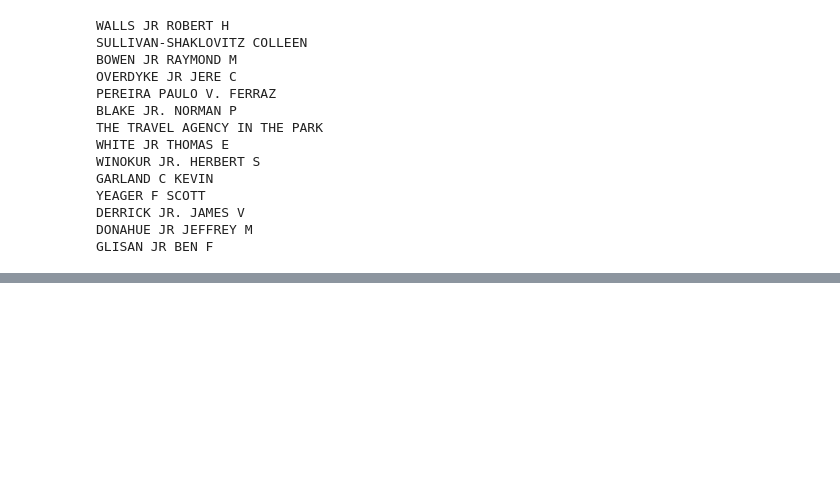
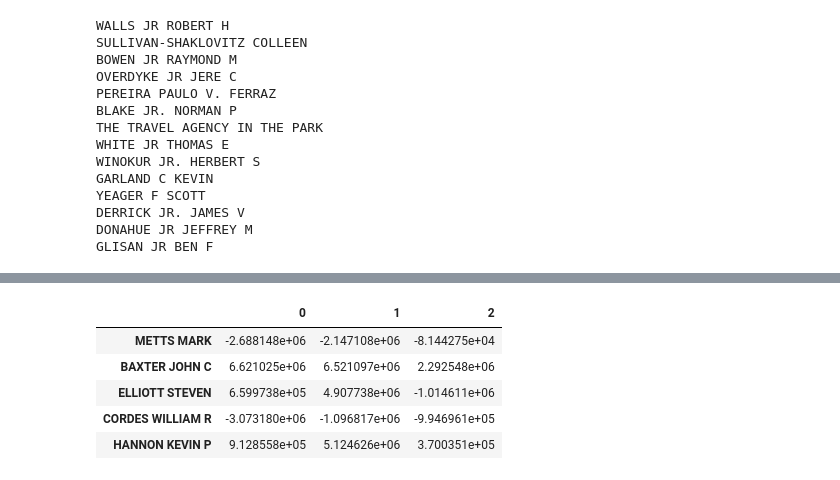
Before and after one commit to Anukriti2512/Person-of-Interest-Classifier, a Jupyter notebook: final_project/Poi_Classifier.ipynb, the cells around one changed output, grey strips where cells are left out. Saved outputs shown, nothing was run; the diff lists cells and outputs as text; code cells hidden in the pictures; blank space fills up the shorter version.

```diff
--- a/final_project/Poi_Classifier.ipynb
+++ b/final_project/Poi_Classifier.ipynb
@@ -229,0 +218,13 @@ clf = GaussianNB()
+# %%
+from sklearn.decomposition import PCA
+pca = PCA(n_components=3, random_state=83)
+#pca.fit_transform(X_new)
+X_new = pd.DataFrame(pca.fit_transform(X_new), index=enron_data.index)
+X_new.head()
+# %% [output]
+|  | 0 | 1 | 2 |
+| METTS MARK | -2.688148e+06 | -2.147108e+06 | -8.144275e+04 |
+| BAXTER JOHN C | 6.621025e+06 | 6.521097e+06 | 2.292548e+06 |
+| ELLIOTT STEVEN | 6.599738e+05 | 4.907738e+06 | -1.014611e+06 |
+| CORDES WILLIAM R | -3.073180e+06 | -1.096817e+06 | -9.946961e+05 |
+| HANNON KEVIN P | 9.128558e+05 | 5.124626e+06 | 3.700351e+05 |
```
Also changed, not shown: parts of 7 cells of this notebook.
